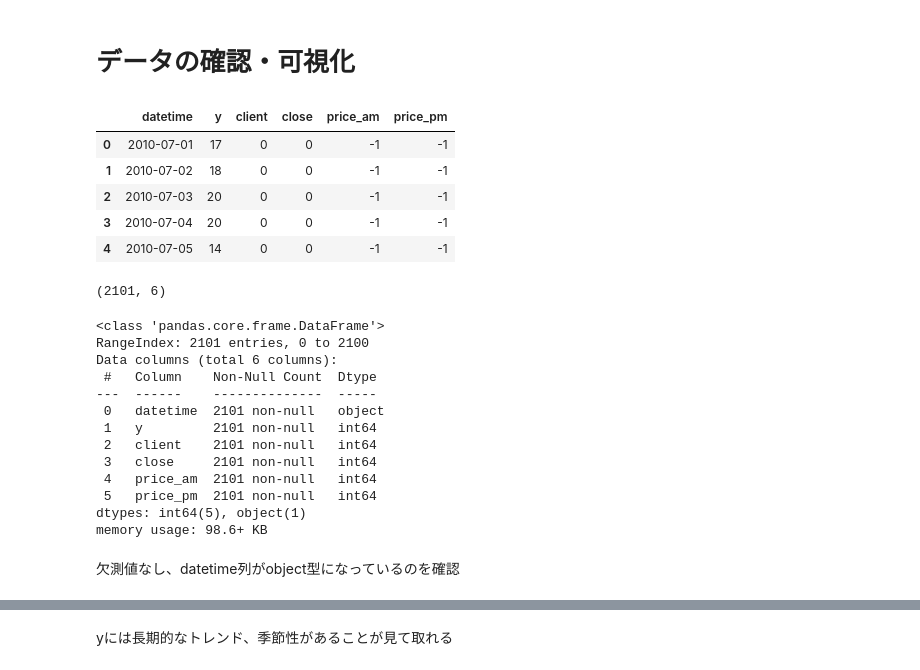
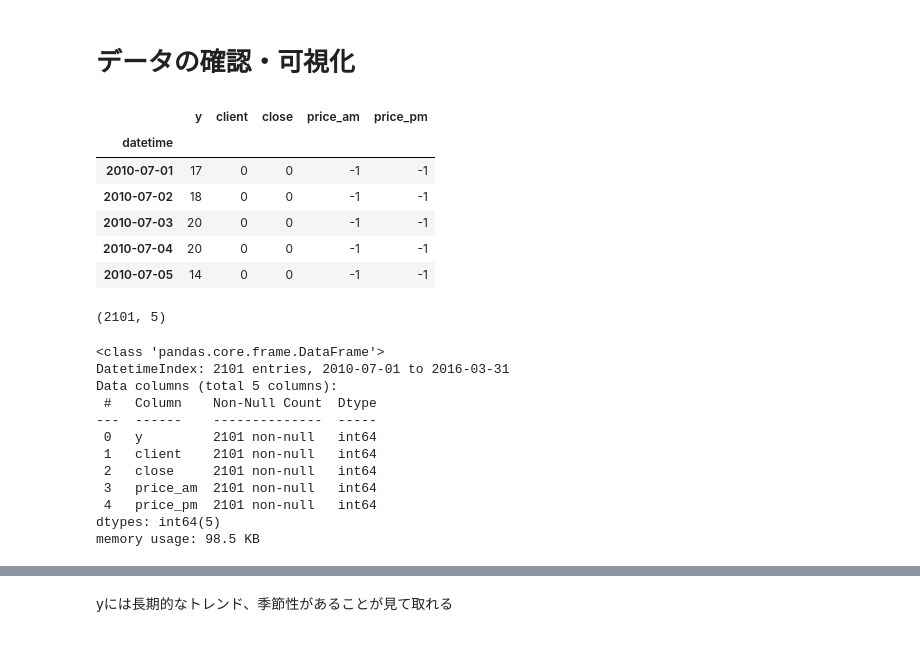
Before and after one commit to ayukichi/timeseries_analysis, a Jupyter notebook: signate_moving.ipynb/EDA_base.ipynb, the cells around one changed output, grey strips where cells are left out. Cells and saved outputs as stored; diff of their text form; code cells hidden in the pictures.

```diff
--- a/signate_moving.ipynb/EDA_base.ipynb
+++ b/signate_moving.ipynb/EDA_base.ipynb
@@ -13,34 +13,32 @@ rcParams['figure.figsize'] = 15,6
 # データの確認・可視化
 # %%
 #データのインポート
-data = pd.read_csv('./train.csv')
+data = pd.read_csv('./train.csv', index_col='datetime', parse_dates=True)
 data.head()
 # %% [output]
-|  | datetime | y | client | close | price_am | price_pm |
-| 0 | 2010-07-01 | 17 | 0 | 0 | -1 | -1 |
-| 1 | 2010-07-02 | 18 | 0 | 0 | -1 | -1 |
-| 2 | 2010-07-03 | 20 | 0 | 0 | -1 | -1 |
-| 3 | 2010-07-04 | 20 | 0 | 0 | -1 | -1 |
-| 4 | 2010-07-05 | 14 | 0 | 0 | -1 | -1 |
+|  | y | client | close | price_am | price_pm |
+| datetime |  |  |  |  |  |
+| 2010-07-01 | 17 | 0 | 0 | -1 | -1 |
+| 2010-07-02 | 18 | 0 | 0 | -1 | -1 |
+| 2010-07-03 | 20 | 0 | 0 | -1 | -1 |
+| 2010-07-04 | 20 | 0 | 0 | -1 | -1 |
+| 2010-07-05 | 14 | 0 | 0 | -1 | -1 |
 # %%
 data.shape
 # %% [output]
-(2101, 6)
+(2101, 5)
 # %%
 data.info()
 # %% [output]
 <class 'pandas.core.frame.DataFrame'>
-RangeIndex: 2101 entries, 0 to 2100
-Data columns (total 6 columns):
+DatetimeIndex: 2101 entries, 2010-07-01 to 2016-03-31
+Data columns (total 5 columns):
  #   Column    Non-Null Count  Dtype
 ---  ------    --------------  -----
- 0   datetime  2101 non-null   object
- 1   y         2101 non-null   int64
- 2   client    2101 non-null   int64
- 3   close     2101 non-null   int64
- 4   price_am  2101 non-null   int64
- 5   price_pm  2101 non-null   int64
-dtypes: int64(5), object(1)
-memory usage: 98.6+ KB
+ 0   y         2101 non-null   int64
+ 1   client    2101 non-null   int64
+ 2   close     2101 non-null   int64
+ 3   price_am  2101 non-null   int64
+ 4   price_pm  2101 non-null   int64
+dtypes: int64(5)
+memory usage: 98.5 KB
-# %% [markdown]
-欠測値なし、datetime列がobject型になっているのを確認
```
Also changed, not shown: parts of 13 cells of this notebook.
